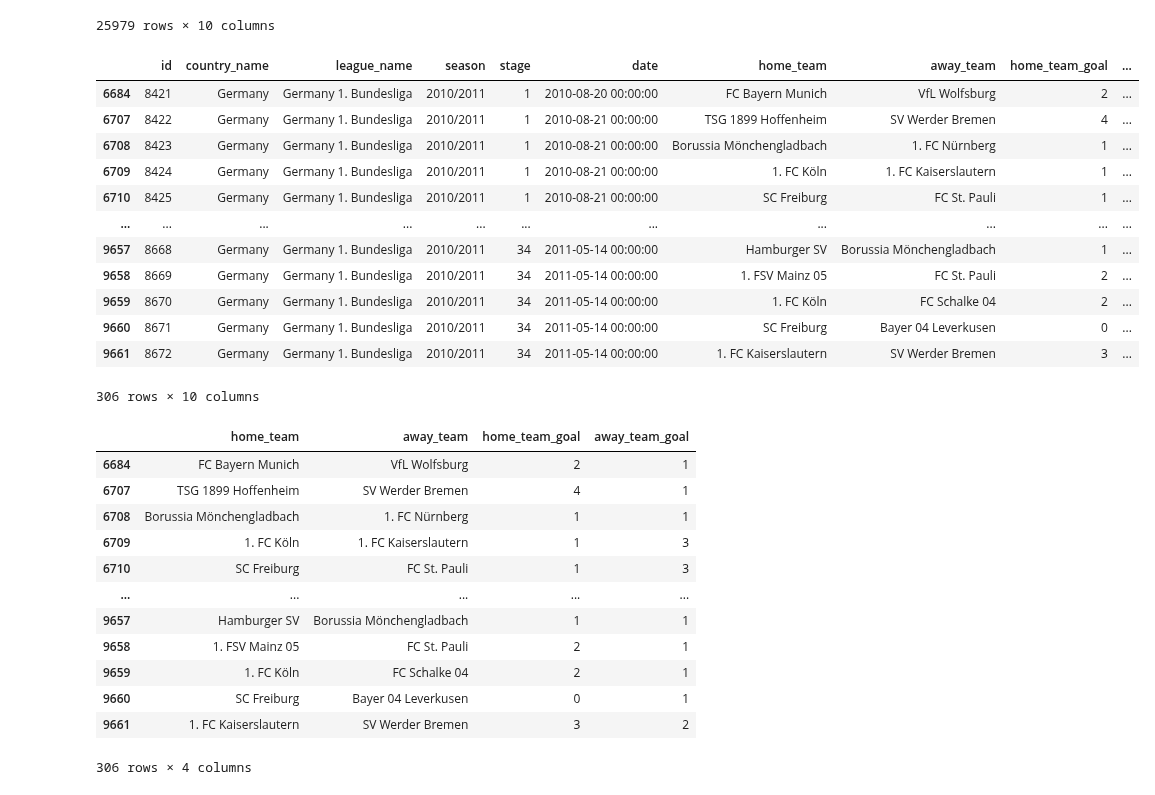
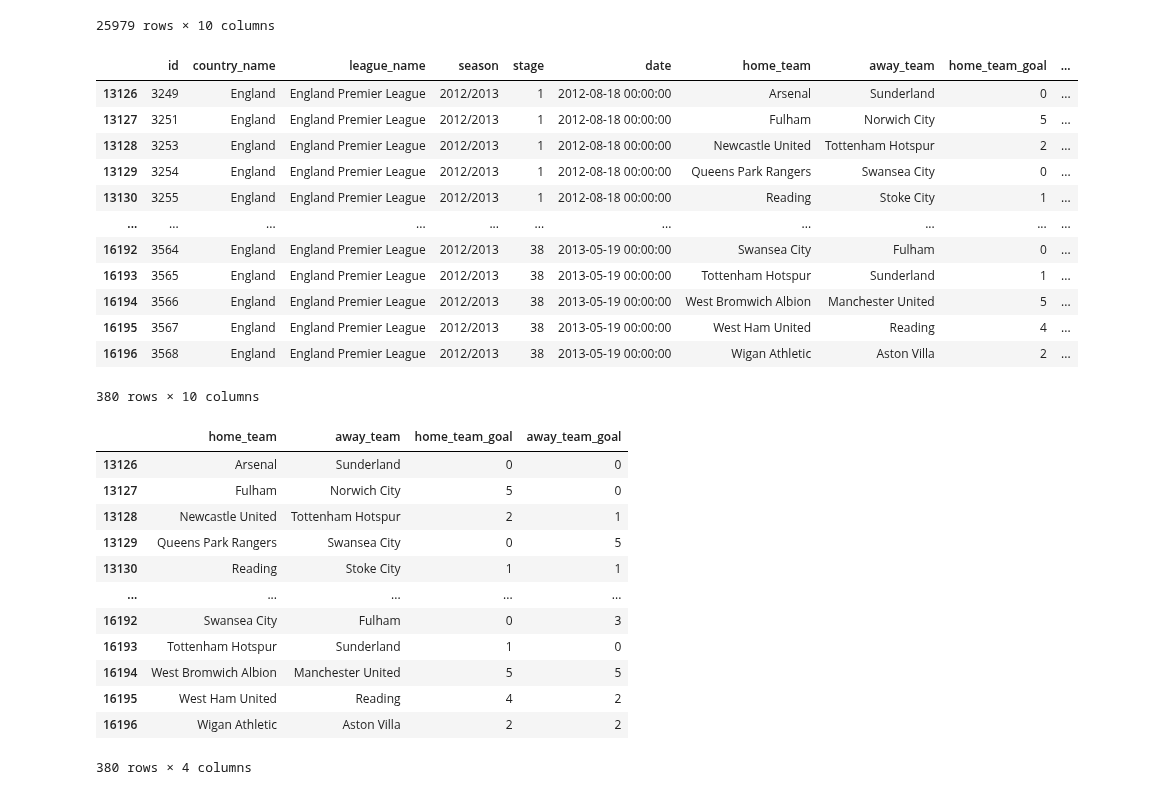
Before and after one commit to Tijnwy/Datalab2, a Jupyter notebook: sprint2.ipynb, the cells around one changed output. Saved outputs shown, nothing was run; the diff lists cells and outputs as text; code cells hidden in the pictures.

```diff
--- a/sprint2.ipynb
+++ b/sprint2.ipynb
@@ -174,42 +174,48 @@ all_matches
 | 25978 | 25949 | Switzerland | Switzerland Super League | 2015/2016 | 36 | 2016-05-25 00:00:00 | FC Zürich | FC Vaduz | 3 | ... |
 25979 rows × 10 columns
 # %%
-def select_season(df, country_name, season):
+def select_season(country_name, season, df=all_matches):
     """_summary_
 
     Parameters
     ----------
-    df : DataFrame
-        _description_
+    df : DataFrame, optional
+        A dataframe which you want to use for the sorting
     country_name : str
         _description_
     season : str
         _description_
 
     Returns
     -------
     DataFrame
-        u wot mate
+
     """
+    global chosen_season
+    chosen_season = season
+
+    global chosen_country_name
+    chosen_country_name = country_name
+
     result = df[(df["country_name"] == country_name) & (df["season"] == season)]
     return result
 
-season_matches = select_season(all_matches, 'Germany', '2010/2011')
+season_matches = select_season(country_name='England', season='2012/2013')
 season_matches
 # %% [output]
 |  | id | country_name | league_name | season | stage | date | home_team | away_team | home_team_goal | ... |
-| 6684 | 8421 | Germany | Germany 1. Bundesliga | 2010/2011 | 1 | 2010-08-20 00:00:00 | FC Bayern Munich | VfL Wolfsburg | 2 | ... |
-| 6707 | 8422 | Germany | Germany 1. Bundesliga | 2010/2011 | 1 | 2010-08-21 00:00:00 | TSG 1899 Hoffenheim | SV Werder Bremen | 4 | ... |
-| 6708 | 8423 | Germany | Germany 1. Bundesliga | 2010/2011 | 1 | 2010-08-21 00:00:00 | Borussia Mönchengladbach | 1. FC Nürnberg | 1 | ... |
-| 6709 | 8424 | Germany | Germany 1. Bundesliga | 2010/2011 | 1 | 2010-08-21 00:00:00 | 1. FC Köln | 1. FC Kaiserslautern | 1 | ... |
-| 6710 | 8425 | Germany | Germany 1. Bundesliga | 2010/2011 | 1 | 2010-08-21 00:00:00 | SC Freiburg | FC St. Pauli | 1 | ... |
+| 13126 | 3249 | England | England Premier League | 2012/2013 | 1 | 2012-08-18 00:00:00 | Arsenal | Sunderland | 0 | ... |
+| 13127 | 3251 | England | England Premier League | 2012/2013 | 1 | 2012-08-18 00:00:00 | Fulham | Norwich City | 5 | ... |
+| 13128 | 3253 | England | England Premier League | 2012/2013 | 1 | 2012-08-18 00:00:00 | Newcastle United | Tottenham Hotspur | 2 | ... |
+| 13129 | 3254 | England | England Premier League | 2012/2013 | 1 | 2012-08-18 00:00:00 | Queens Park Rangers | Swansea City | 0 | ... |
+| 13130 | 3255 | England | England Premier League | 2012/2013 | 1 | 2012-08-18 00:00:00 | Reading | Stoke City | 1 | ... |
 | ... | ... | ... | ... | ... | ... | ... | ... | ... | ... | ... |
-| 9657 | 8668 | Germany | Germany 1. Bundesliga | 2010/2011 | 34 | 2011-05-14 00:00:00 | Hamburger SV | Borussia Mönchengladbach | 1 | ... |
-| 9658 | 8669 | Germany | Germany 1. Bundesliga | 2010/2011 | 34 | 2011-05-14 00:00:00 | 1. FSV Mainz 05 | FC St. Pauli | 2 | ... |
-| 9659 | 8670 | Germany | Germany 1. Bundesliga | 2010/2011 | 34 | 2011-05-14 00:00:00 | 1. FC Köln | FC Schalke 04 | 2 | ... |
-| 9660 | 8671 | Germany | Germany 1. Bundesliga | 2010/2011 | 34 | 2011-05-14 00:00:00 | SC Freiburg | Bayer 04 Leverkusen | 0 | ... |
-| 9661 | 8672 | Germany | Germany 1. Bundesliga | 2010/2011 | 34 | 2011-05-14 00:00:00 | 1. FC Kaiserslautern | SV Werder Bremen | 3 | ... |
+| 16192 | 3564 | England | England Premier League | 2012/2013 | 38 | 2013-05-19 00:00:00 | Swansea City | Fulham | 0 | ... |
+| 16193 | 3565 | England | England Premier League | 2012/2013 | 38 | 2013-05-19 00:00:00 | Tottenham Hotspur | Sunderland | 1 | ... |
+| 16194 | 3566 | England | England Premier League | 2012/2013 | 38 | 2013-05-19 00:00:00 | West Bromwich Albion | Manchester United | 5 | ... |
+| 16195 | 3567 | England | England Premier League | 2012/2013 | 38 | 2013-05-19 00:00:00 | West Ham United | Reading | 4 | ... |
+| 16196 | 3568 | England | England Premier League | 2012/2013 | 38 | 2013-05-19 00:00:00 | Wigan Athletic | Aston Villa | 2 | ... |
-306 rows × 10 columns
+380 rows × 10 columns
 # %%
 def decide_winner(team1_goals, team2_goals):
     """This function can be used to show which team won the match and which one lost
@@ -237,18 +243,18 @@ all_matches_goals = season_matches[["home_team", "away_team", "home_team_goal",
 all_matches_goals
 # %% [output]
 |  | home_team | away_team | home_team_goal | away_team_goal |
-| 6684 | FC Bayern Munich | VfL Wolfsburg | 2 | 1 |
-| 6707 | TSG 1899 Hoffenheim | SV Werder Bremen | 4 | 1 |
-| 6708 | Borussia Mönchengladbach | 1. FC Nürnberg | 1 | 1 |
-| 6709 | 1. FC Köln | 1. FC Kaiserslautern | 1 | 3 |
-| 6710 | SC Freiburg | FC St. Pauli | 1 | 3 |
+| 13126 | Arsenal | Sunderland | 0 | 0 |
+| 13127 | Fulham | Norwich City | 5 | 0 |
+| 13128 | Newcastle United | Tottenham Hotspur | 2 | 1 |
+| 13129 | Queens Park Rangers | Swansea City | 0 | 5 |
+| 13130 | Reading | Stoke City | 1 | 1 |
 | ... | ... | ... | ... | ... |
-| 9657 | Hamburger SV | Borussia Mönchengladbach | 1 | 1 |
-| 9658 | 1. FSV Mainz 05 | FC St. Pauli | 2 | 1 |
-| 9659 | 1. FC Köln | FC Schalke 04 | 2 | 1 |
-| 9660 | SC Freiburg | Bayer 04 Leverkusen | 0 | 1 |
-| 9661 | 1. FC Kaiserslautern | SV Werder Bremen | 3 | 2 |
+| 16192 | Swansea City | Fulham | 0 | 3 |
+| 16193 | Tottenham Hotspur | Sunderland | 1 | 0 |
+| 16194 | West Bromwich Albion | Manchester United | 5 | 5 |
+| 16195 | West Ham United | Reading | 4 | 2 |
+| 16196 | Wigan Athletic | Aston Villa | 2 | 2 |
-306 rows × 4 columns
+380 rows × 4 columns
 # %%
 # Meer variabelen? nieuwe kolomnamen zouden hier ook bij kunnen, maar is niet per se nuttig
 
```
Also changed, not shown: parts of 6 cells of this notebook.
